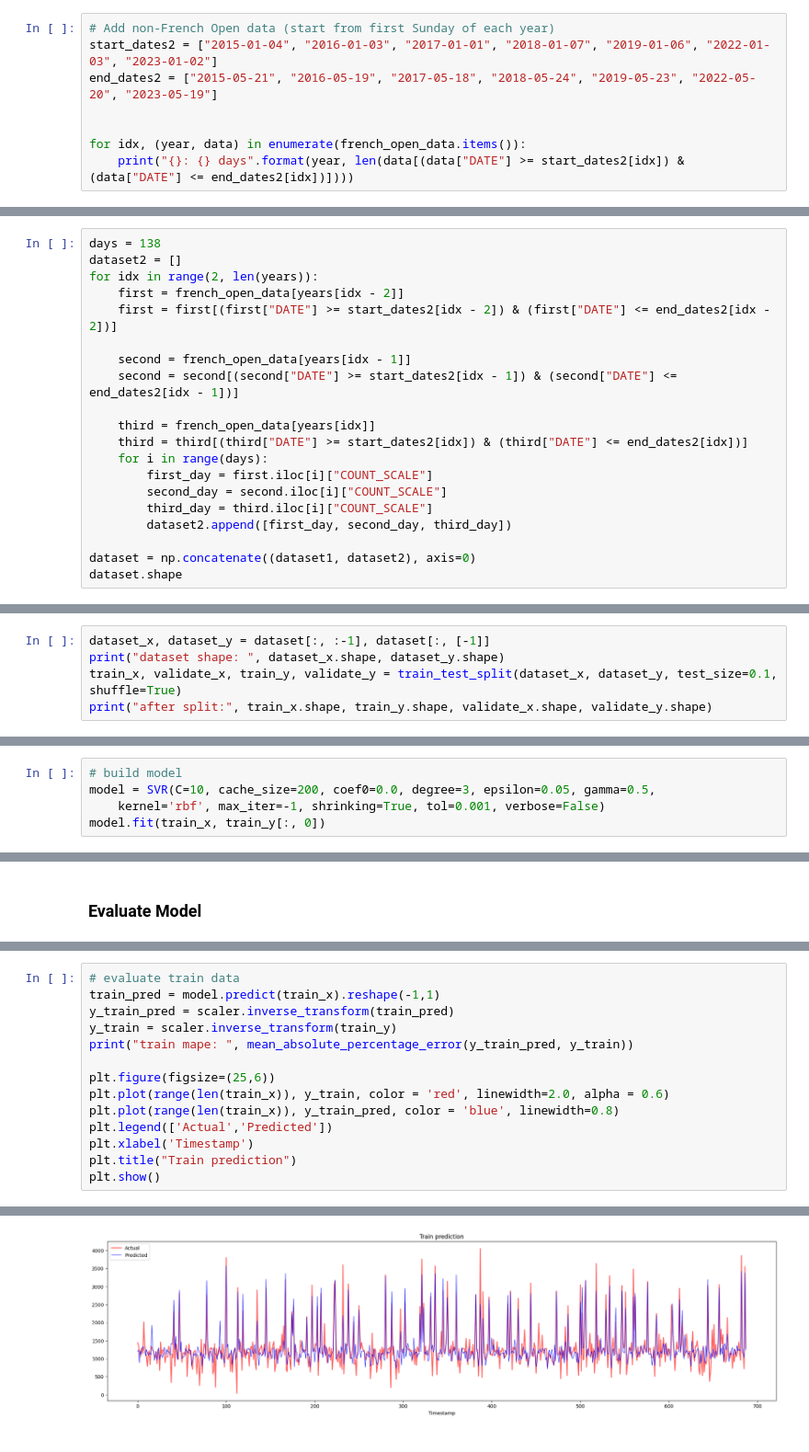
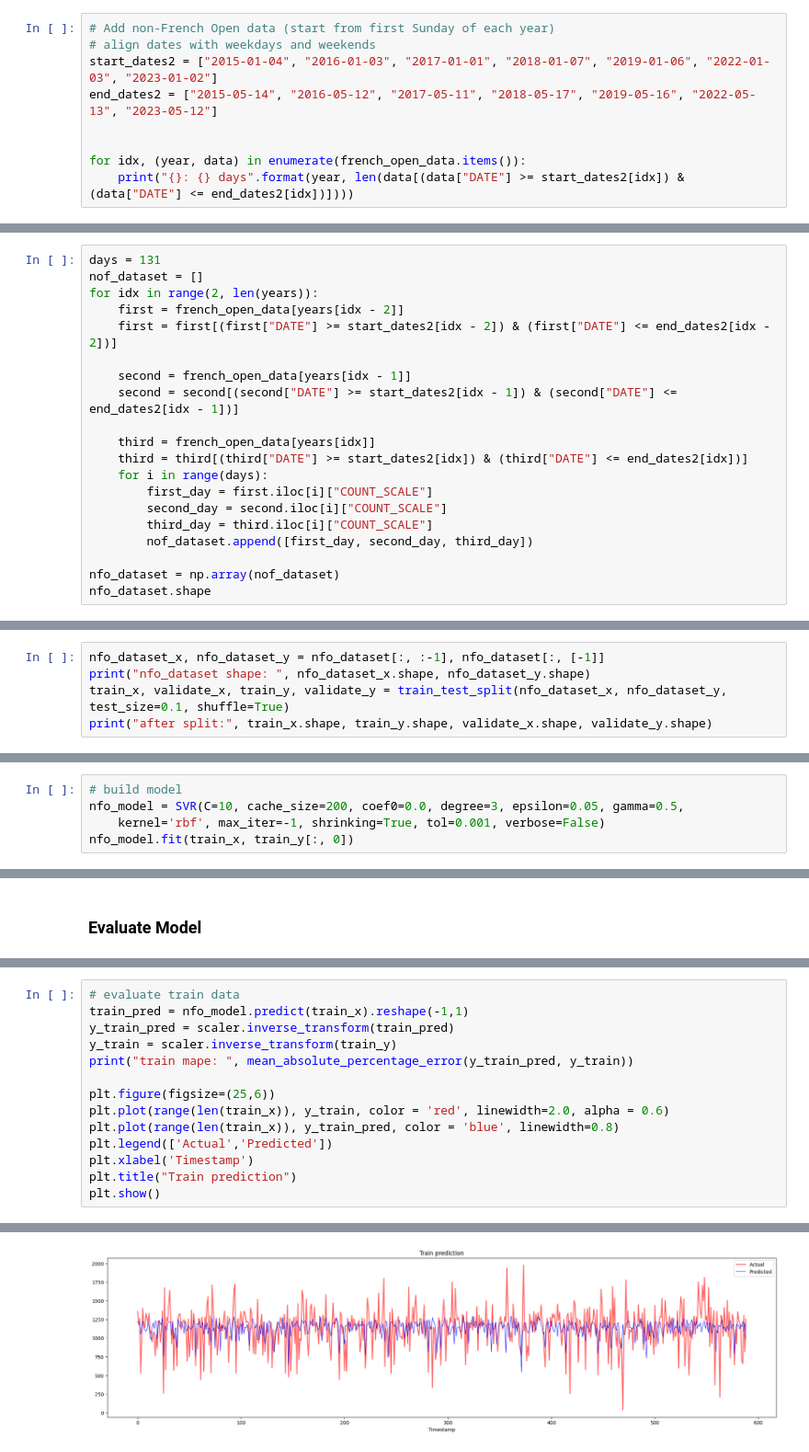
Before and after one commit to hauchu1998/C6800_Smart_Cities, a Jupyter notebook: notebooks/paris_data_prediction.ipynb, the cells around one changed output, grey strips where cells are left out. Shown at 92% size. Drawn from its saved outputs; the diff is of its cells as text.

```diff
--- a/notebooks/paris_data_prediction.ipynb
+++ b/notebooks/paris_data_prediction.ipynb
@@ -490,7 +644,8 @@ dataset1.shape
 # %%
 # Add non-French Open data (start from first Sunday of each year)
+# align dates with weekdays and weekends
 start_dates2 = ["2015-01-04", "2016-01-03", "2017-01-01", "2018-01-07", "2019-01-06", "2022-01-03", "2023-01-02"]
-end_dates2 = ["2015-05-21", "2016-05-19", "2017-05-18", "2018-05-24", "2019-05-23", "2022-05-20", "2023-05-19"]
+end_dates2 = ["2015-05-14", "2016-05-12", "2017-05-11", "2018-05-17", "2019-05-16", "2022-05-13", "2023-05-12"]
 
 
 for idx, (year, data) in enumerate(french_open_data.items()):
@@ -506,6 +661,6 @@ for idx, (year, data) in enumerate(french_open_data.items()):
 # %%
-days = 138
-dataset2 = []
+days = 131
+nof_dataset = []
 for idx in range(2, len(years)):
     first = french_open_data[years[idx - 2]]
     first = first[(first["DATE"] >= start_dates2[idx - 2]) & (first["DATE"] <= end_dates2[idx - 2])]
@@ -519,8 +674,8 @@ for idx in range(2, len(years)):
         first_day = first.iloc[i]["COUNT_SCALE"]
         second_day = second.iloc[i]["COUNT_SCALE"]
         third_day = third.iloc[i]["COUNT_SCALE"]
-        dataset2.append([first_day, second_day, third_day])
+        nof_dataset.append([first_day, second_day, third_day])
 
-dataset = np.concatenate((dataset1, dataset2), axis=0)
-dataset.shape
+nfo_dataset = np.array(nof_dataset)
+nfo_dataset.shape
 # %% [output]
@@ -530,6 +683,6 @@ Scale the data to 0-1
 # %%
-dataset_x, dataset_y = dataset[:, :-1], dataset[:, [-1]]
-print("dataset shape: ", dataset_x.shape, dataset_y.shape)
-train_x, validate_x, train_y, validate_y = train_test_split(dataset_x, dataset_y, test_size=0.1, shuffle=True)
+nfo_dataset_x, nfo_dataset_y = nfo_dataset[:, :-1], nfo_dataset[:, [-1]]
+print("nfo_dataset shape: ", nfo_dataset_x.shape, nfo_dataset_y.shape)
+train_x, validate_x, train_y, validate_y = train_test_split(nfo_dataset_x, nfo_dataset_y, test_size=0.1, shuffle=True)
 print("after split:", train_x.shape, train_y.shape, validate_x.shape, validate_y.shape)
 # %% [output]
@@ -538,8 +691,8 @@ after split: (688, 2) (688, 1) (77, 2) (77, 1)
 # %%
 # build model
-model = SVR(C=10, cache_size=200, coef0=0.0, degree=3, epsilon=0.05, gamma=0.5,
+nfo_model = SVR(C=10, cache_size=200, coef0=0.0, degree=3, epsilon=0.05, gamma=0.5,
     kernel='rbf', max_iter=-1, shrinking=True, tol=0.001, verbose=False)
-model.fit(train_x, train_y[:, 0])
+nfo_model.fit(train_x, train_y[:, 0])
 # %% [output]
 SVR(C=10, epsilon=0.05, gamma=0.5)
 # %% [markdown]
@@ -552,6 +700,6 @@ def mean_absolute_percentage_error(pred, gt):
 # %%
 # evaluate train data
-train_pred = model.predict(train_x).reshape(-1,1)
+train_pred = nfo_model.predict(train_x).reshape(-1,1)
 y_train_pred = scaler.inverse_transform(train_pred)
 y_train = scaler.inverse_transform(train_y)
 print("train mape: ", mean_absolute_percentage_error(y_train_pred, y_train))
@@ -568,3 +716,3 @@ train mape:  0.2523193162314567
-[figure, old version]
+[figure, new version]
 # %%
 # evaluate validate data
```
Also changed, not shown: parts of 35 cells of this notebook.
